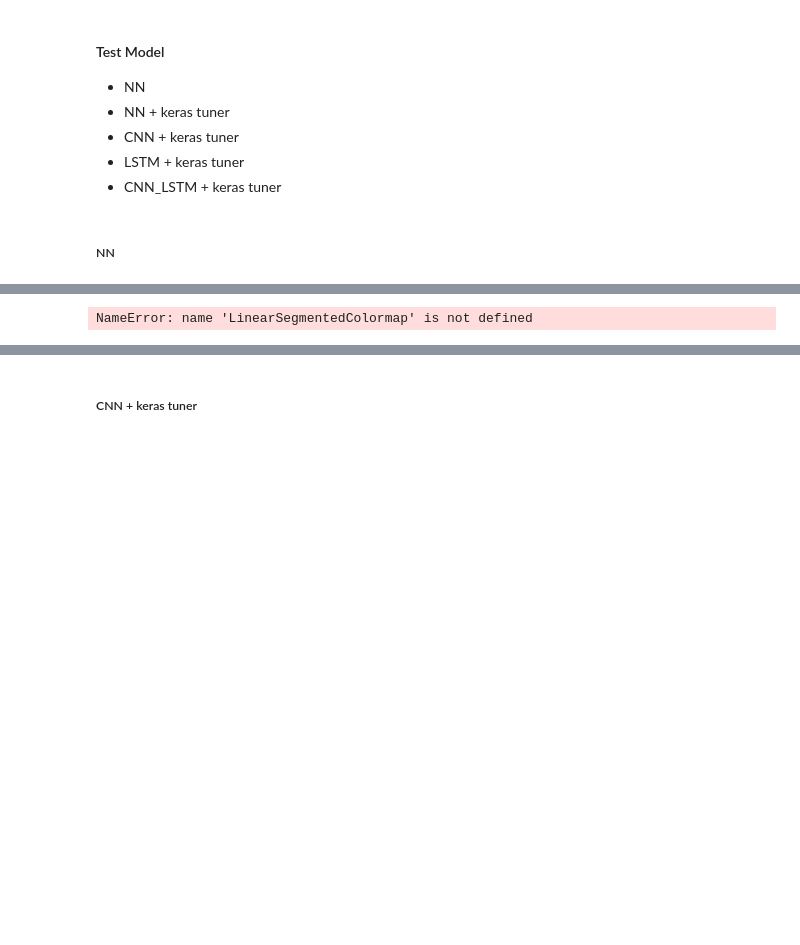
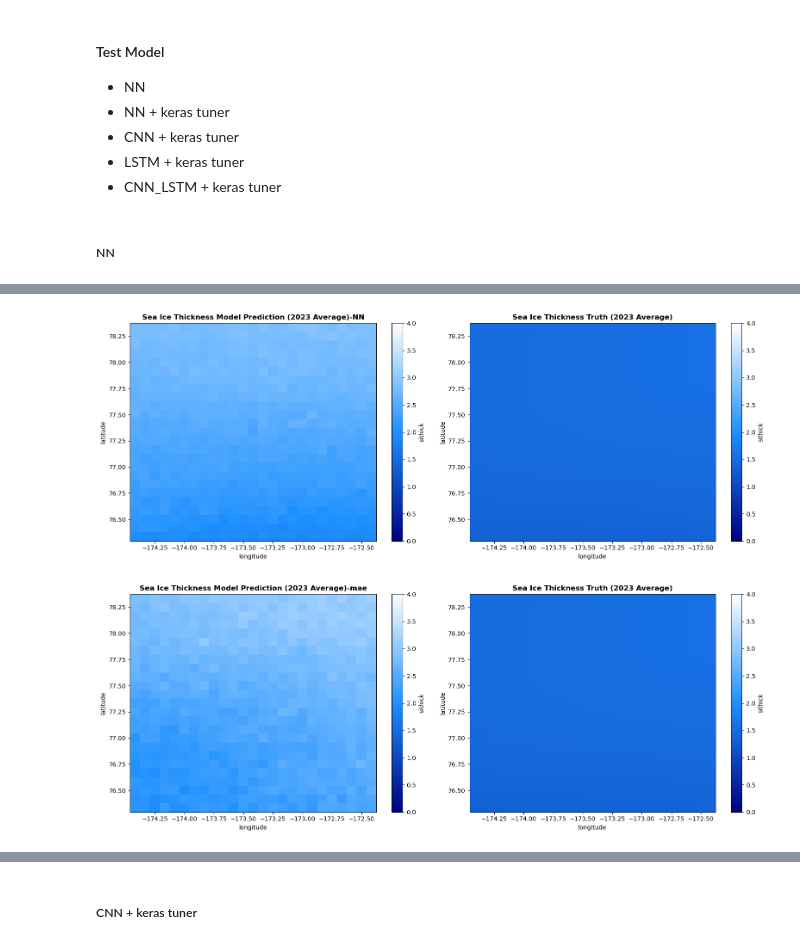
Before and after one commit to tmkel/EAEE4000_MLProject, a Jupyter notebook: Final Project_bering_strait.ipynb, the cells around one changed output, grey strips where cells are left out. Cells and saved outputs as stored; diff of their text form; code cells hidden in the pictures; blank space fills up the shorter version.

```diff
--- a/Final Project_bering_strait.ipynb
+++ b/Final Project_bering_strait.ipynb
@@ -1045,42 +884,38 @@ plt.show()
-# %%
-##### fail to make
-import matplotlib.animation as animation
-
-colors = ["navy", "dodgerblue", "white"]
-cmap = LinearSegmentedColormap.from_list("custom_cmap", colors)
-
-fig, ax = plt.subplots(figsize=(15, 15), ncols=2, nrows=1)
-vmin, vmax = -2, 4
-
-def init():
-    ax1.clear()
-    ax1.set_title('Initializing...')
-    ax1.set_xlabel('Longitude')
-    ax1.set_ylabel('Latitude')
-
-    ax2.clear()
-    ax2.set_title('Initializing...')
-    ax2.set_xlabel('Longitude')
-    ax2.set_ylabel('Latitude')
-
-    return ax1, ax2
-
-def update(frame):
-    date = frame
-    for i in range(1):
-        axes[i, 0].clear()
-        axes[i, 1].clear()
-
-    y_test_mse_pre.sithick.sel(time=date).plot(ax=ax1, vmin=vmin, vmax=vmax, cmap=cmap)
-    ax1.set_title(f'Sea Ice Thickness Model Prediction ({date.strftime("%Y-%m-%d")})-mse', fontweight='bold')
-
-    y_test_np.sithick.sel(time=date).plot(ax=ax2, vmin=vmin, vmax=vmax, cmap=cmap)
-    ax2.set_title(f'Sea Ice Thickness Truth ({date.strftime("%Y-%m-%d")})-mse', fontweight='bold')
-
-    return ax1, ax2
-
-dates = pd.date_range('2020-01-01', '2020-12-31', freq='MS')
-ani = animation.FuncAnimation(fig, update, frames=dates, init_func=init, blit=False)
-plt.show()
-# %% [output]
-NameError: name 'LinearSegmentedColormap' is not defined
+# %%
+# 2023 average
+vmin, vmax = 0, 4
+colors = ["navy", "dodgerblue","white"]
+cmap = color.from_list("custom_cmap", colors)
+
+
+fig, axes = plt.subplots(figsize=(16, 6), ncols=2, nrows=1)
+
+mse_2023_mean = y_test_mse_pre.sithick.sel(time=slice("2023-01-01", "2023-07-31")).mean(dim='time')
+np_2023_mean = y_test_np.sithick.sel(time=slice("2023-01-01", "2023-07-31")).mean(dim='time')
+
+mse_2023_mean.plot(ax=axes[0], vmin=vmin, vmax=vmax, cmap=cmap)
+np_2023_mean.plot(ax=axes[1], vmin=vmin, vmax=vmax, cmap=cmap)
+
+axes[0].set_title('Sea Ice Thickness Model Prediction (2023 Average)-NN', fontweight='bold')
+axes[1].set_title('Sea Ice Thickness Truth (2023 Average)', fontweight='bold')
+
+plt.tight_layout()
+plt.show()
+
+
+fig, axes = plt.subplots(figsize=(16, 6), ncols=2, nrows=1)
+
+mae_2023_mean = y_test_mae_pre.sithick.sel(time=slice("2023-01-01", "2023-07-31")).mean(dim='time')
+np_2023_mean = y_test_np.sithick.sel(time=slice("2023-01-01", "2023-07-31")).mean(dim='time')
+
+mae_2023_mean.plot(ax=axes[0], vmin=vmin, vmax=vmax, cmap=cmap)
+np_2023_mean.plot(ax=axes[1], vmin=vmin, vmax=vmax, cmap=cmap)
+
+axes[0].set_title('Sea Ice Thickness Model Prediction (2023 Average)-mae', fontweight='bold')
+axes[1].set_title('Sea Ice Thickness Truth (2023 Average)', fontweight='bold')
+
+plt.tight_layout()
+plt.show()
+# %% [output]
+[figure, added]
+[figure, added]
```
Also changed, not shown: parts of 62 cells of this notebook, 1 other file.
